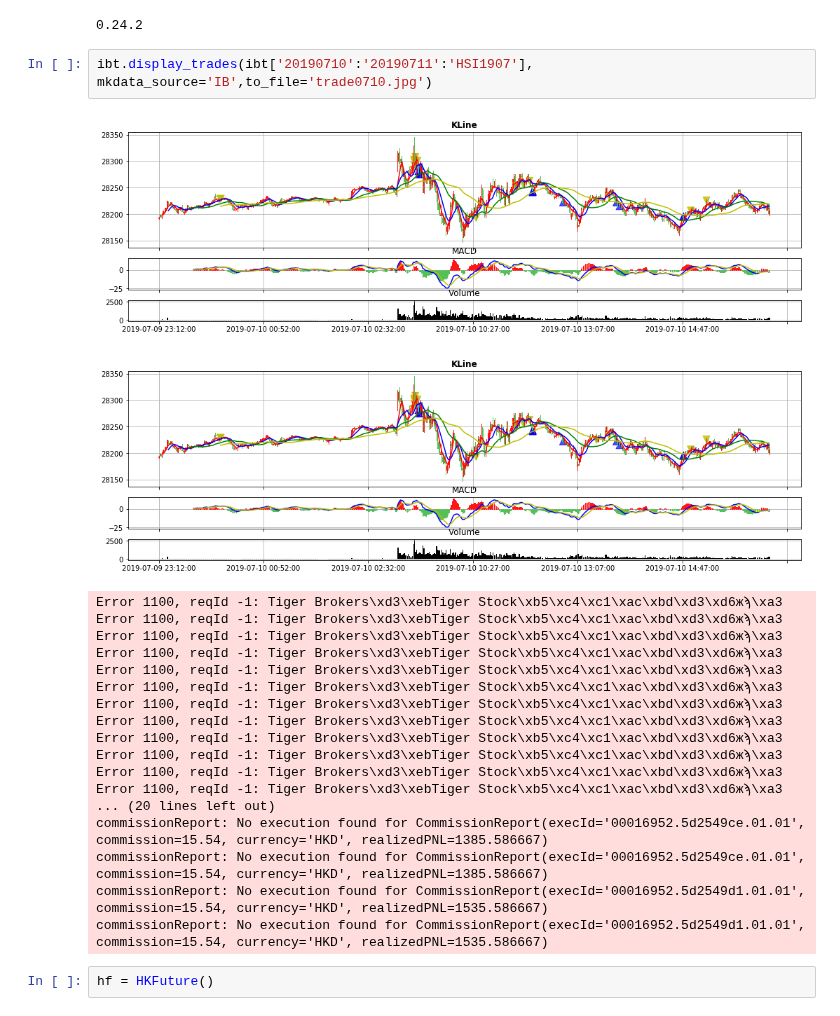
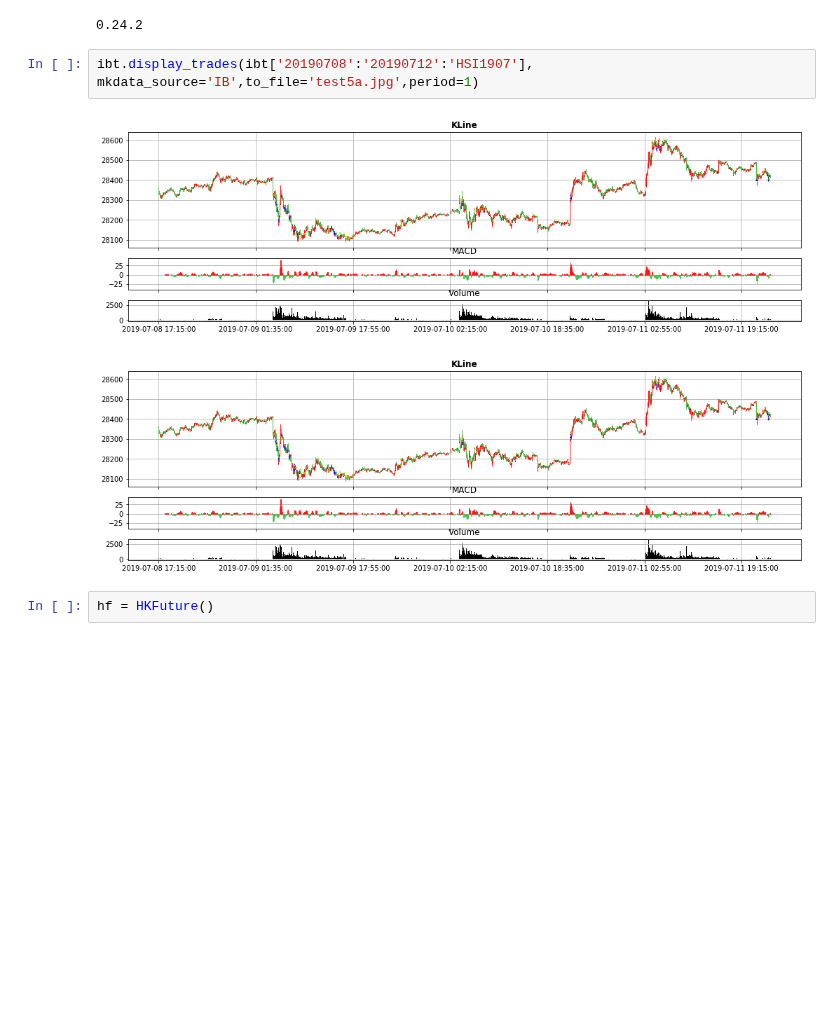
Before and after one commit to che7611/test2, a Jupyter notebook: trade_review_demo.ipynb, the cells around one changed output. Cells and saved outputs as stored; diff of their text form; blank space fills up the shorter version.

```diff
--- a/trade_review_demo.ipynb
+++ b/trade_review_demo.ipynb
@@ -36,27 +21,10 @@ print(__version__)
 # %% [output]
 0.24.2
 # %%
-ibt.display_trades(ibt['20190710':'20190711':'HSI1907'], mkdata_source='IB',to_file='trade0710.jpg')
+ibt.display_trades(ibt['20190708':'20190712':'HSI1907'], mkdata_source='IB',to_file='test5a.jpg',period=1)
 # %% [output]
-[figure, old version]
+[figure, new version]
-[figure, old version]
+[figure, new version]
-Error 1100, reqId -1: Tiger Brokers\xd3\xebTiger Stock\xb5\xc4\xc1\xac\xbd\xd3\xd6жϡ\xa3
-Error 1100, reqId -1: Tiger Brokers\xd3\xebTiger Stock\xb5\xc4\xc1\xac\xbd\xd3\xd6жϡ\xa3
-Error 1100, reqId -1: Tiger Brokers\xd3\xebTiger Stock\xb5\xc4\xc1\xac\xbd\xd3\xd6жϡ\xa3
-Error 1100, reqId -1: Tiger Brokers\xd3\xebTiger Stock\xb5\xc4\xc1\xac\xbd\xd3\xd6жϡ\xa3
-Error 1100, reqId -1: Tiger Brokers\xd3\xebTiger Stock\xb5\xc4\xc1\xac\xbd\xd3\xd6жϡ\xa3
-Error 1100, reqId -1: Tiger Brokers\xd3\xebTiger Stock\xb5\xc4\xc1\xac\xbd\xd3\xd6жϡ\xa3
-Error 1100, reqId -1: Tiger Brokers\xd3\xebTiger Stock\xb5\xc4\xc1\xac\xbd\xd3\xd6жϡ\xa3
-Error 1100, reqId -1: Tiger Brokers\xd3\xebTiger Stock\xb5\xc4\xc1\xac\xbd\xd3\xd6жϡ\xa3
-Error 1100, reqId -1: Tiger Brokers\xd3\xebTiger Stock\xb5\xc4\xc1\xac\xbd\xd3\xd6жϡ\xa3
-Error 1100, reqId -1: Tiger Brokers\xd3\xebTiger Stock\xb5\xc4\xc1\xac\xbd\xd3\xd6жϡ\xa3
-Error 1100, reqId -1: Tiger Brokers\xd3\xebTiger Stock\xb5\xc4\xc1\xac\xbd\xd3\xd6жϡ\xa3
-Error 1100, reqId -1: Tiger Brokers\xd3\xebTiger Stock\xb5\xc4\xc1\xac\xbd\xd3\xd6жϡ\xa3
-... (20 lines left out)
-commissionReport: No execution found for CommissionReport(execId='00016952.5d2549ce.01.01', commission=15.54, currency='HKD', realizedPNL=1385.586667)
-commissionReport: No execution found for CommissionReport(execId='00016952.5d2549ce.01.01', commission=15.54, currency='HKD', realizedPNL=1385.586667)
-commissionReport: No execution found for CommissionReport(execId='00016952.5d2549d1.01.01', commission=15.54, currency='HKD', realizedPNL=1535.586667)
-commissionReport: No execution found for CommissionReport(execId='00016952.5d2549d1.01.01', commission=15.54, currency='HKD', realizedPNL=1535.586667)
 # %%
 hf = HKFuture()
 # %%
```
Also changed, not shown: parts of 7 cells of this notebook, 5 other files.
